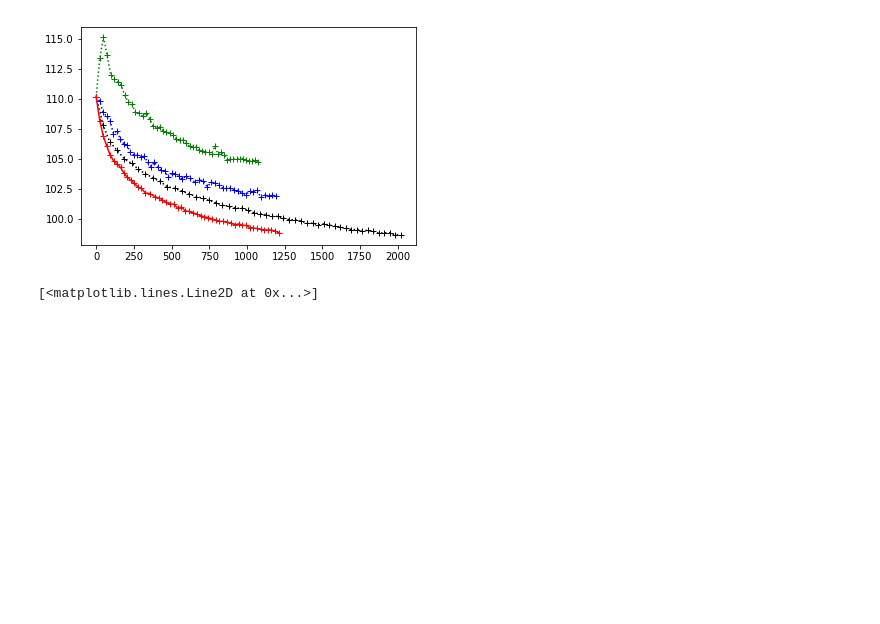
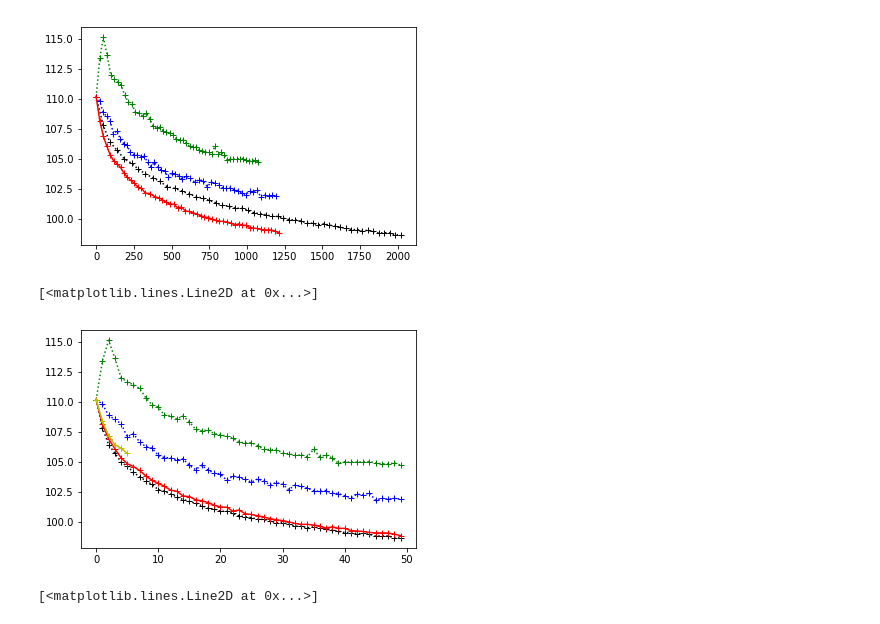
Before and after one commit to Runjing-Liu120/RaoBlackwellizedSGD, a Jupyter notebook: experiments/semisupervised_mnist/elbo_plots.ipynb, the cells around one changed output. Drawn from its saved outputs; the diff is of its cells as text; code cells hidden in the pictures; blank space fills up the shorter version.

Commit message:
option for straight through gumbel

```diff
--- a/experiments/semisupervised_mnist/elbo_plots.ipynb
+++ b/experiments/semisupervised_mnist/elbo_plots.ipynb
@@ -39,6 +37,23 @@ plt.plot(batch_timing_reinforce_topk1.cumsum()[start_epoch:-1],
 # %% [output]
 [<matplotlib.lines.Line2D at 0x...>]
 [figure]
+# %%
+start_epoch = 0
+# %%
+batch_losses_gumbel = np.load('./mnist_vae_results/ss_vae_gumbel_batch_losses.npy')
+# %%
+plt.plot(batch_losses_fully_marg[start_epoch:-1], 'k:+')
+
+plt.plot(batch_losses_reinforce[start_epoch:-1], 'g:+')
+
+plt.plot(batch_losses_rebar[start_epoch:-1], 'b:+')
+
+plt.plot(batch_losses_reinforce_topk1[start_epoch:-1], 'r-+')
+
+plt.plot(batch_losses_gumbel, 'y-+')
+# %% [output]
+[<matplotlib.lines.Line2D at 0x...>]
+[figure, added]
 # %%
 # reinforce with simple baseline
 # %%
```
Also changed, not shown: parts of 1 cell of this notebook, 2 other files.
